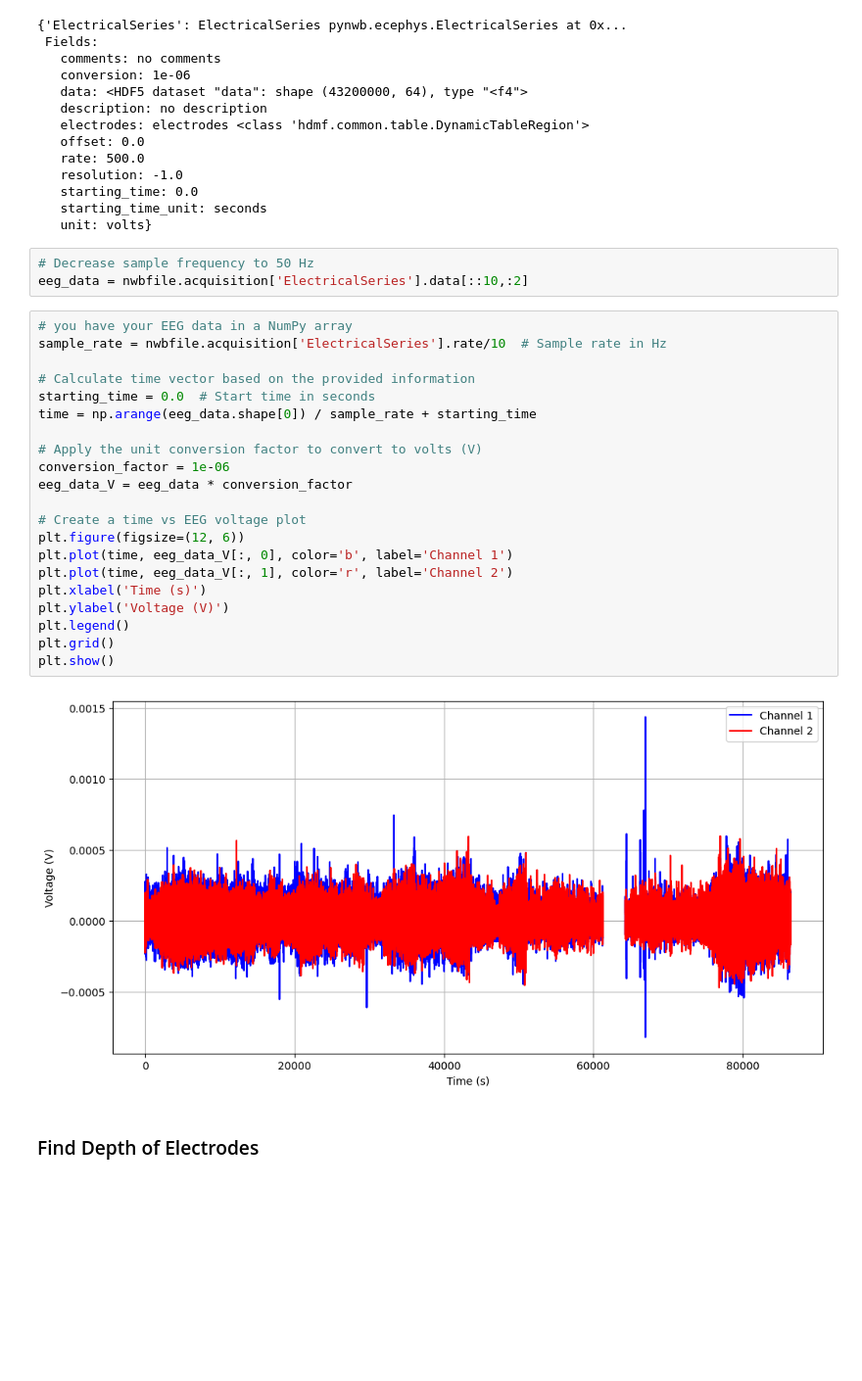
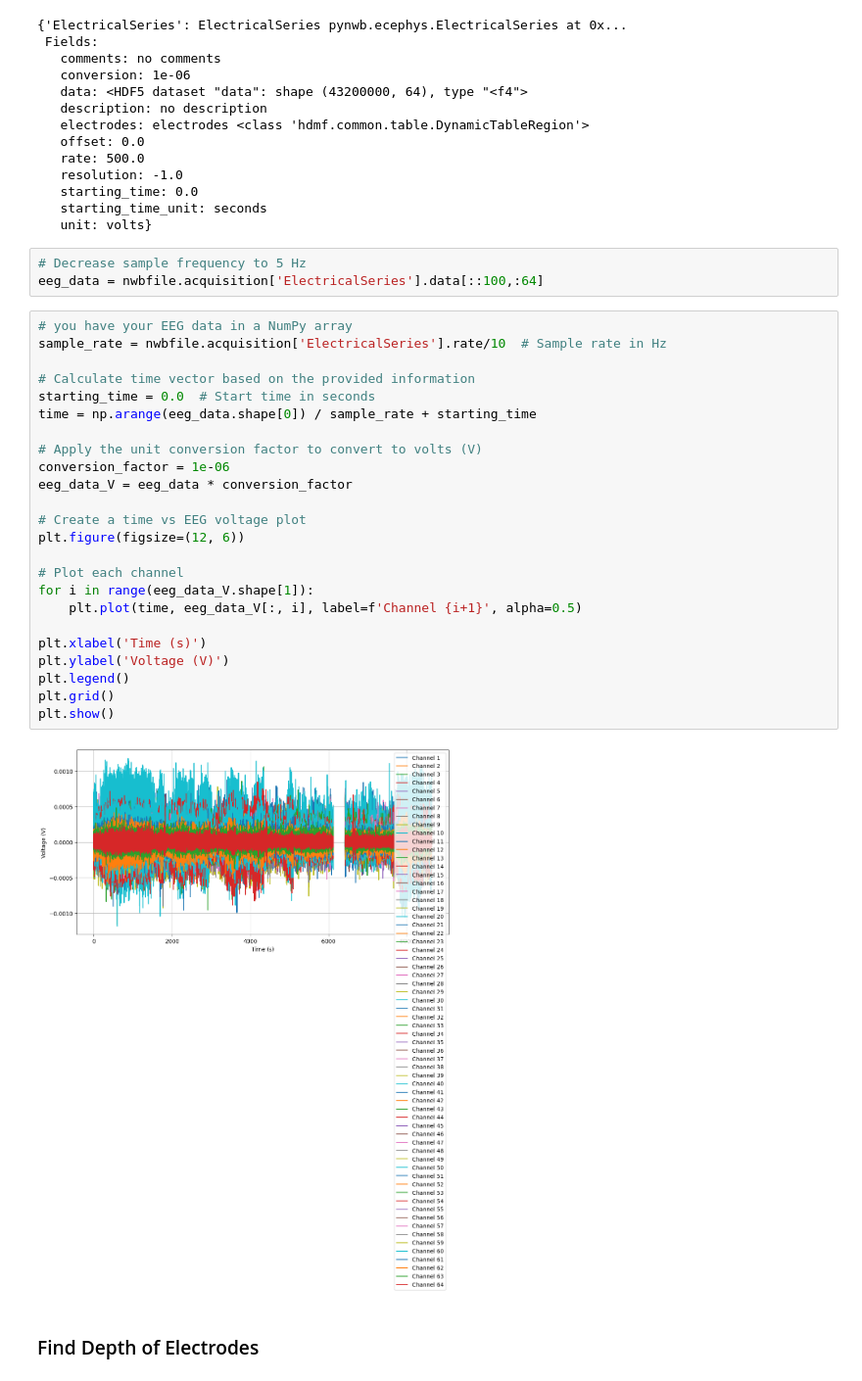
Before and after one commit to Emsh1379/EEG_classic, a Jupyter notebook: Comparing_behavioral_labeling_of_classical_machine_learning_with_quantum_machine_learning_on_AJILE12_Dataset.ipynb, the cells around one changed output. Shown at 98% size. Drawn from its saved outputs; the diff is of its cells as text; blank space fills up the shorter version.

```diff
--- a/Comparing_behavioral_labeling_of_classical_machine_learning_with_quantum_machine_learning_on_AJILE12_Dataset.ipynb
+++ b/Comparing_behavioral_labeling_of_classical_machine_learning_with_quantum_machine_learning_on_AJILE12_Dataset.ipynb
@@ -261,31 +261,34 @@ nwbfile.acquisition
    starting_time_unit: seconds
    unit: volts}
 # %%
-# Decrease sample frequency to 50 Hz
-eeg_data = nwbfile.acquisition['ElectricalSeries'].data[::10,:2]
+# Decrease sample frequency to 5 Hz
+eeg_data = nwbfile.acquisition['ElectricalSeries'].data[::100,:64]
 # %%
 # you have your EEG data in a NumPy array
 sample_rate = nwbfile.acquisition['ElectricalSeries'].rate/10  # Sample rate in Hz
 
 # Calculate time vector based on the provided information
 starting_time = 0.0  # Start time in seconds
 time = np.arange(eeg_data.shape[0]) / sample_rate + starting_time
 
 # Apply the unit conversion factor to convert to volts (V)
 conversion_factor = 1e-06
 eeg_data_V = eeg_data * conversion_factor
 
 # Create a time vs EEG voltage plot
 plt.figure(figsize=(12, 6))
-plt.plot(time, eeg_data_V[:, 0], color='b', label='Channel 1')
-plt.plot(time, eeg_data_V[:, 1], color='r', label='Channel 2')
+
+# Plot each channel
+for i in range(eeg_data_V.shape[1]):
+    plt.plot(time, eeg_data_V[:, i], label=f'Channel {i+1}', alpha=0.5)
+
 plt.xlabel('Time (s)')
 plt.ylabel('Voltage (V)')
 plt.legend()
 plt.grid()
 plt.show()
 # %% [output]
-[figure, old version]
+[figure, new version]
 # %% [markdown]
 ### Find Depth of  Electrodes
 # %%
```
